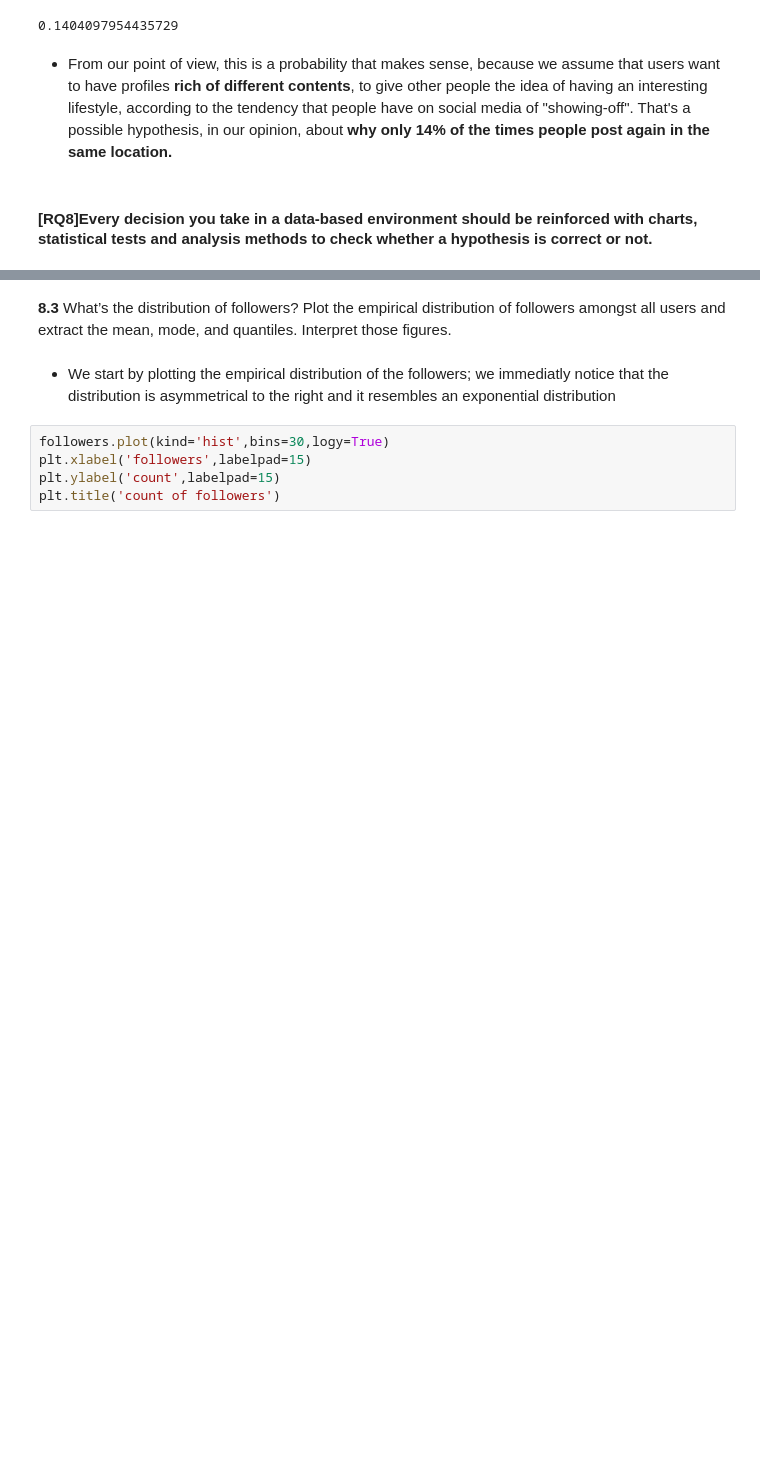
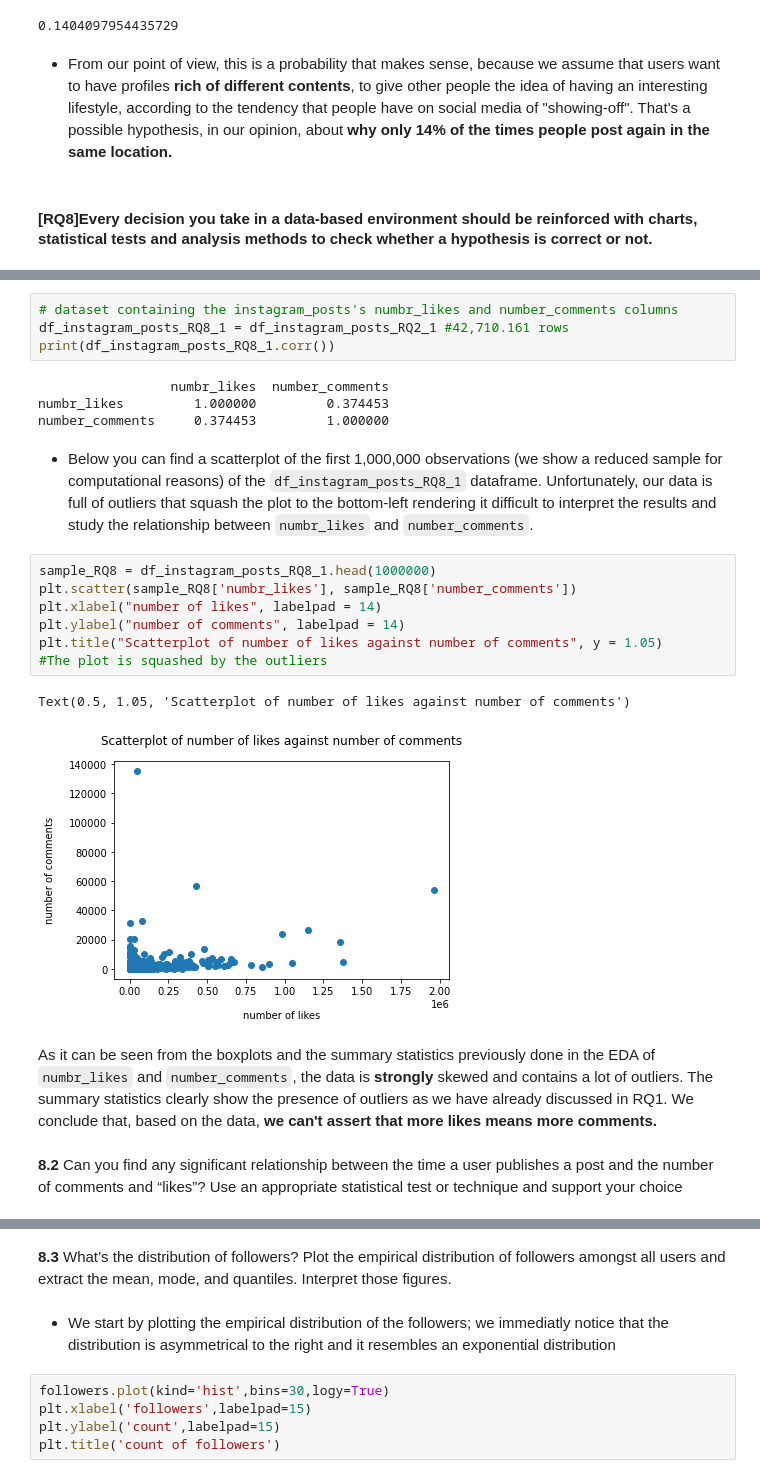
Before and after one commit to Iadiserniag/ADM-HW2, a Jupyter notebook: RQ12345678.ipynb, the cells around one changed output, grey strips where cells are left out. Saved outputs shown, nothing was run; the diff lists cells and outputs as text; blank space fills up the shorter version.

```diff
--- a/RQ12345678.ipynb
+++ b/RQ12345678.ipynb
@@ -1368,0 +1377,24 @@ The output above shows how many times users visited a location 1,2,3.. ecc. time
+# %%
+# dataset containing the instagram_posts's numbr_likes and number_comments columns
+df_instagram_posts_RQ8_1 = df_instagram_posts_RQ2_1 #42,710.161 rows
+print(df_instagram_posts_RQ8_1.corr())
+# %% [output]
+                 numbr_likes  number_comments
+numbr_likes         1.000000         0.374453
+number_comments     0.374453         1.000000
+# %% [markdown]
+* Below you can find a scatterplot of the first 1,000,000 observations (we show a reduced sample for computational reasons) of the `df_instagram_posts_RQ8_1` dataframe. Unfortunately, our data is full of outliers that squash the plot to the bottom-left rendering it difficult to interpret the results and study the relationship between `numbr_likes` and `number_comments`.
+# %%
+sample_RQ8 = df_instagram_posts_RQ8_1.head(1000000)
+plt.scatter(sample_RQ8['numbr_likes'], sample_RQ8['number_comments'])
+plt.xlabel("number of likes", labelpad = 14)
+plt.ylabel("number of comments", labelpad = 14)
+plt.title("Scatterplot of number of likes against number of comments", y = 1.05)
+#The plot is squashed by the outliers
+# %% [output]
+Text(0.5, 1.05, 'Scatterplot of number of likes against number of comments')
+[figure, added]
+# %% [markdown]
+As it can be seen from the boxplots and the summary statistics previously done in the EDA of `numbr_likes` and `number_comments`, the data is **strongly** skewed and contains a lot of outliers. The summary statistics clearly show the presence of outliers as we have already discussed in RQ1. We conclude that, based on the data, <b>we can't assert that more likes means more comments.
+# %% [markdown]
+<b>8.2</b> Can you find any significant relationship between the time a user publishes a post and the number of comments and “likes”? Use an appropriate statistical test or technique and support your choice
```
Also changed, not shown: parts of 17 cells of this notebook.
